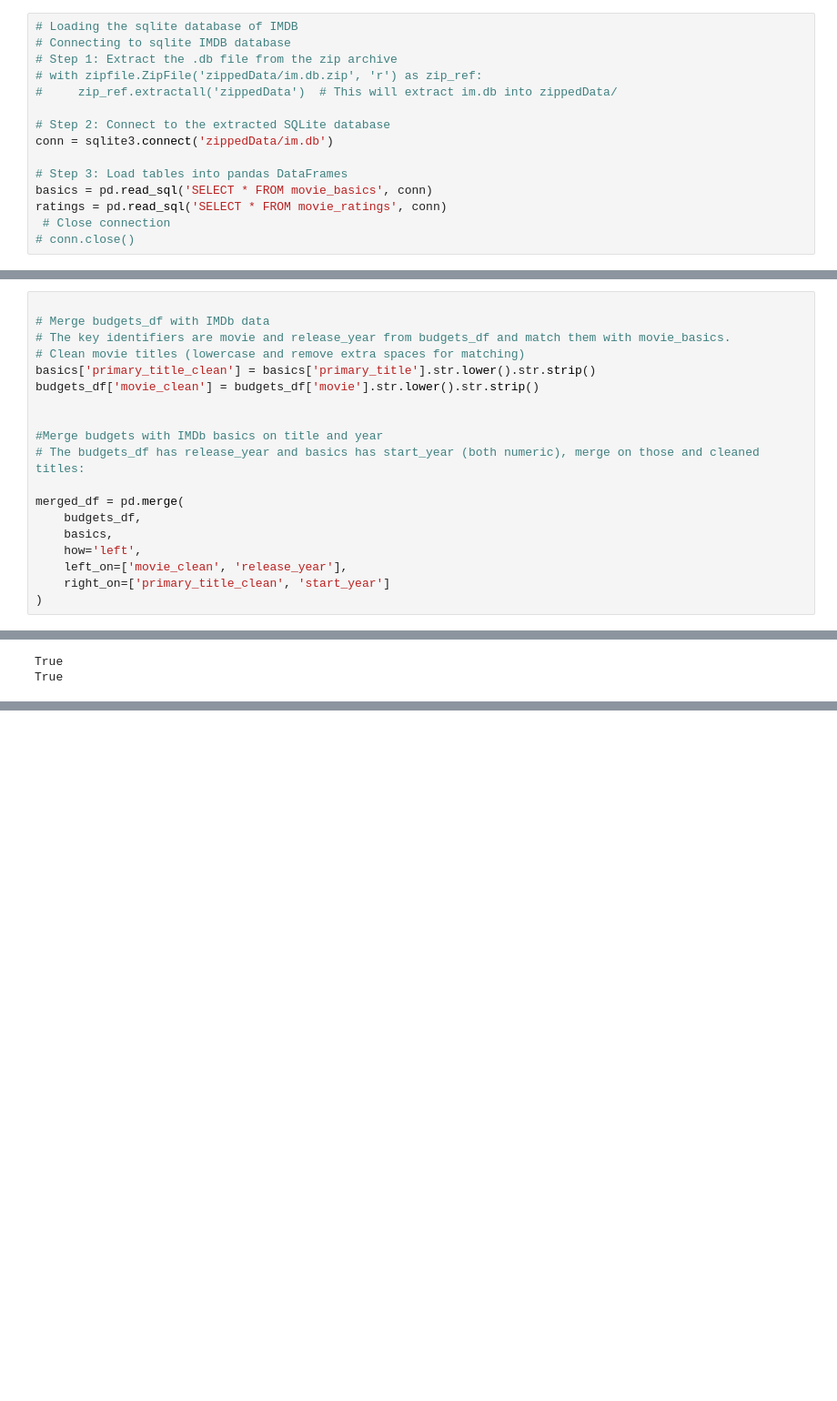
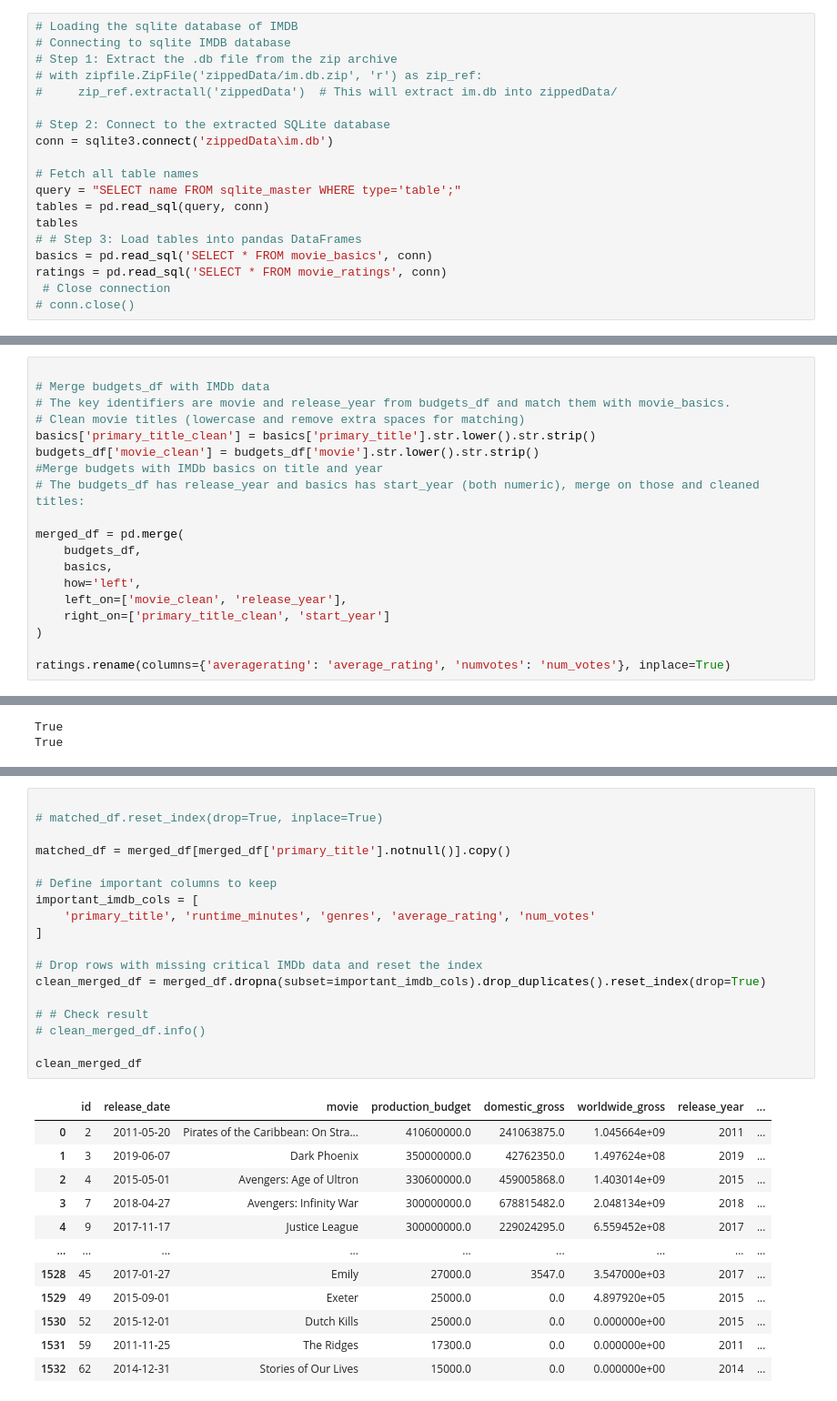
Before and after one commit to Irene-coder-dot/dsc-phase-2-project-v3, a Jupyter notebook: student.ipynb, the cells around one changed output, grey strips where cells are left out. Shown at 91% size. Saved outputs shown, nothing was run; the diff lists cells and outputs as text; blank space fills up the shorter version.

Commit message:
Clean the merged dataset

```diff
--- a/student.ipynb
+++ b/student.ipynb
@@ -136,9 +136,13 @@ We'll filter for movies only (not re-releases or limited runs), and ensure all r
 #     zip_ref.extractall('zippedData')  # This will extract im.db into zippedData/
 
 # Step 2: Connect to the extracted SQLite database
-conn = sqlite3.connect('zippedData/im.db')
+conn = sqlite3.connect('zippedData\im.db')
 
-# Step 3: Load tables into pandas DataFrames
+# Fetch all table names
+query = "SELECT name FROM sqlite_master WHERE type='table';"
+tables = pd.read_sql(query, conn)
+tables
+# # Step 3: Load tables into pandas DataFrames
 basics = pd.read_sql('SELECT * FROM movie_basics', conn)
 ratings = pd.read_sql('SELECT * FROM movie_ratings', conn)
  # Close connection
@@ -481,8 +485,6 @@ Normalize column names, strip whitespace, and convert date formats:
 # Clean movie titles (lowercase and remove extra spaces for matching)
 basics['primary_title_clean'] = basics['primary_title'].str.lower().str.strip()
 budgets_df['movie_clean'] = budgets_df['movie'].str.lower().str.strip()
-
-
 #Merge budgets with IMDb basics on title and year
 # The budgets_df has release_year and basics has start_year (both numeric), merge on those and cleaned titles:
 
@@ -493,6 +495,8 @@ merged_df = pd.merge(
     left_on=['movie_clean', 'release_year'],
     right_on=['primary_title_clean', 'start_year']
 )
+
+ratings.rename(columns={'averagerating': 'average_rating', 'numvotes': 'num_votes'}, inplace=True)
 # %%
 # Confirm movie_id exists in both:
 print('movie_id' in merged_df.columns)  # Should return True
@@ -549,0 +524,31 @@ final_merged_df.head()
+# %%
+
+# matched_df.reset_index(drop=True, inplace=True)
+
+matched_df = merged_df[merged_df['primary_title'].notnull()].copy()
+
+# Define important columns to keep
+important_imdb_cols = [
+    'primary_title', 'runtime_minutes', 'genres', 'average_rating', 'num_votes'
+]
+
+# Drop rows with missing critical IMDb data and reset the index
+clean_merged_df = merged_df.dropna(subset=important_imdb_cols).drop_duplicates().reset_index(drop=True)
+
+# # Check result
+# clean_merged_df.info()
+
+clean_merged_df
+# %% [output]
+|  | id | release_date | movie | production_budget | domestic_gross | worldwide_gross | release_year | ... |
+| 0 | 2 | 2011-05-20 | Pirates of the Caribbean: On Stra... | 410600000.0 | 241063875.0 | 1.045664e+09 | 2011 | ... |
+| 1 | 3 | 2019-06-07 | Dark Phoenix | 350000000.0 | 42762350.0 | 1.497624e+08 | 2019 | ... |
+| 2 | 4 | 2015-05-01 | Avengers: Age of Ultron | 330600000.0 | 459005868.0 | 1.403014e+09 | 2015 | ... |
+| 3 | 7 | 2018-04-27 | Avengers: Infinity War | 300000000.0 | 678815482.0 | 2.048134e+09 | 2018 | ... |
+| 4 | 9 | 2017-11-17 | Justice League | 300000000.0 | 229024295.0 | 6.559452e+08 | 2017 | ... |
+| ... | ... | ... | ... | ... | ... | ... | ... | ... |
+| 1528 | 45 | 2017-01-27 | Emily | 27000.0 | 3547.0 | 3.547000e+03 | 2017 | ... |
+| 1529 | 49 | 2015-09-01 | Exeter | 25000.0 | 0.0 | 4.897920e+05 | 2015 | ... |
+| 1530 | 52 | 2015-12-01 | Dutch Kills | 25000.0 | 0.0 | 0.000000e+00 | 2015 | ... |
+| 1531 | 59 | 2011-11-25 | The Ridges | 17300.0 | 0.0 | 0.000000e+00 | 2011 | ... |
+| 1532 | 62 | 2014-12-31 | Stories of Our Lives | 15000.0 | 0.0 | 0.000000e+00 | 2014 | ... |
```
Also changed, not shown: parts of 5 cells of this notebook.
